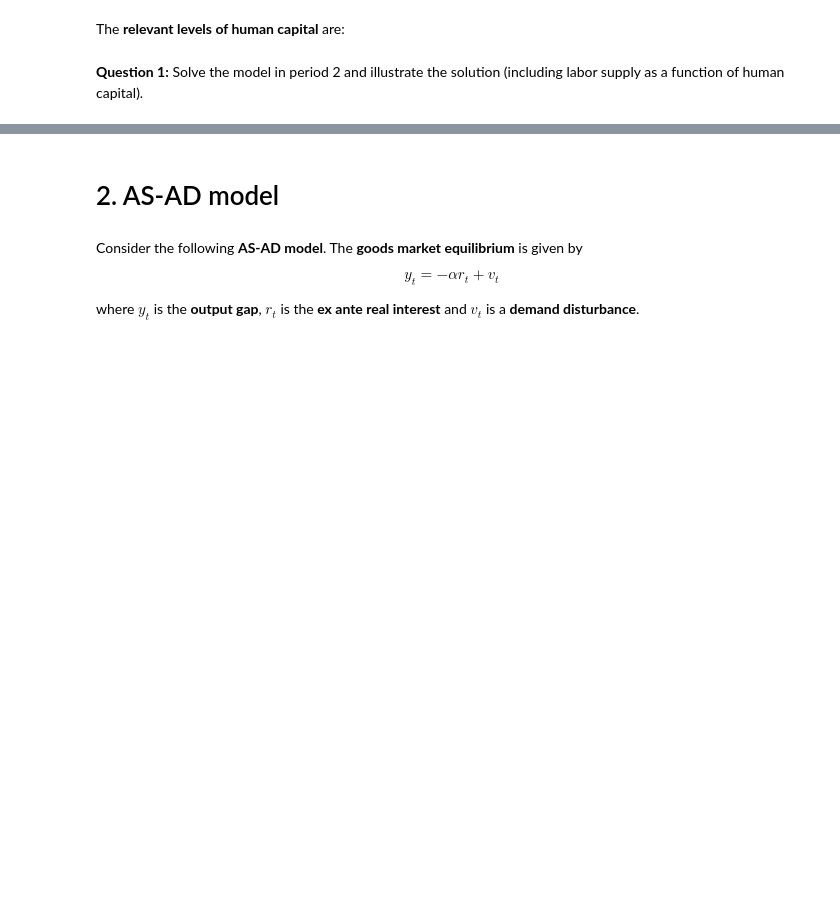
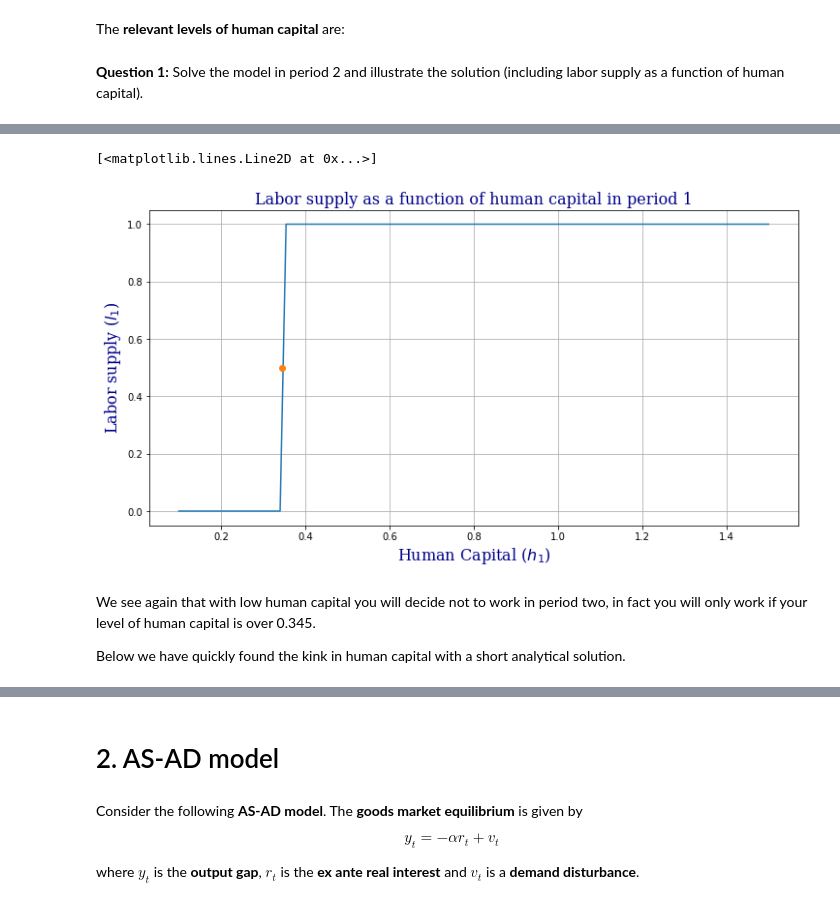
Before and after one commit to NumEconCopenhagen/projects-2019-nx31, a Jupyter notebook: examproject/examproject-T.ipynb, the cells around one changed output, grey strips where cells are left out. Saved outputs shown, nothing was run; the diff lists cells and outputs as text; code cells hidden in the pictures; blank space fills up the shorter version.

```diff
--- a/examproject/examproject-T.ipynb
+++ b/examproject/examproject-T.ipynb
@@ -92,0 +240,45 @@ We start by solving the model in period 2, we do this usi
+# %%
+# Construct interpolator
+v2_interp = interpolate.RegularGridInterpolator((h_vec,), v2_vec, bounds_error=False, fill_value=None)
+
+def solve_period_1(rho,gamma,beta,Delta,v1,v2_interp):
+
+    # Vectors
+    l1_vec = np.empty(100)
+    v1_vec = np.empty(100)
+
+    # Solve for each h1
+    for i,h1 in enumerate(h_vec):
+
+        # to work or not to work; if utility is higher when not working, then you will not work, else you work
+        if v1(h1,1,v2_interp,Delta,w,b,rho,gamma,beta) < v1(h1,0,v2_interp,Delta,w,b,rho,gamma,beta):
+            l1_vec[i] = 0
+        else:
+            l1_vec[i] = 1
+
+        v1_vec[i] = v1(h1,l1_vec[i],v2_interp,Delta,w,b,rho,gamma,beta)
+
+    return l1_vec, v1_vec
+# %%
+# Solving
+l1_vec,v1_vec = solve_period_1(rho,gamma,beta,Delta,v1,v2_interp)
+
+# Figure
+fig = plt.figure(figsize=(12,6))
+ax = fig.add_subplot(1,1,1)
+ax.plot(h_vec,l1_vec)
+
+# Labels
+font = {'family':'serif','color':'darkblue','weight':'normal','size': 16,}
+ax.set_xlabel('Human Capital ($h_1$)', fontdict=font)
+ax.set_ylabel('Labor supply ($l_1$)', fontdict=font)
+ax.set_title('Labor supply as a function of human capital in period 1', fontdict=font)
+ax.grid()
+ax.plot(0.345,0.5,marker='o') # guess
+# %% [output]
+[<matplotlib.lines.Line2D at 0x...>]
+[figure, added]
+# %% [markdown]
+We see again that with low human capital you will decide not to work in period two, in fact you will only work if your level of human capital is over 0.345.
+
+Below we have quickly found the kink in human capital with a short analytical solution.
```
Also changed, not shown: parts of 28 cells of this notebook.
